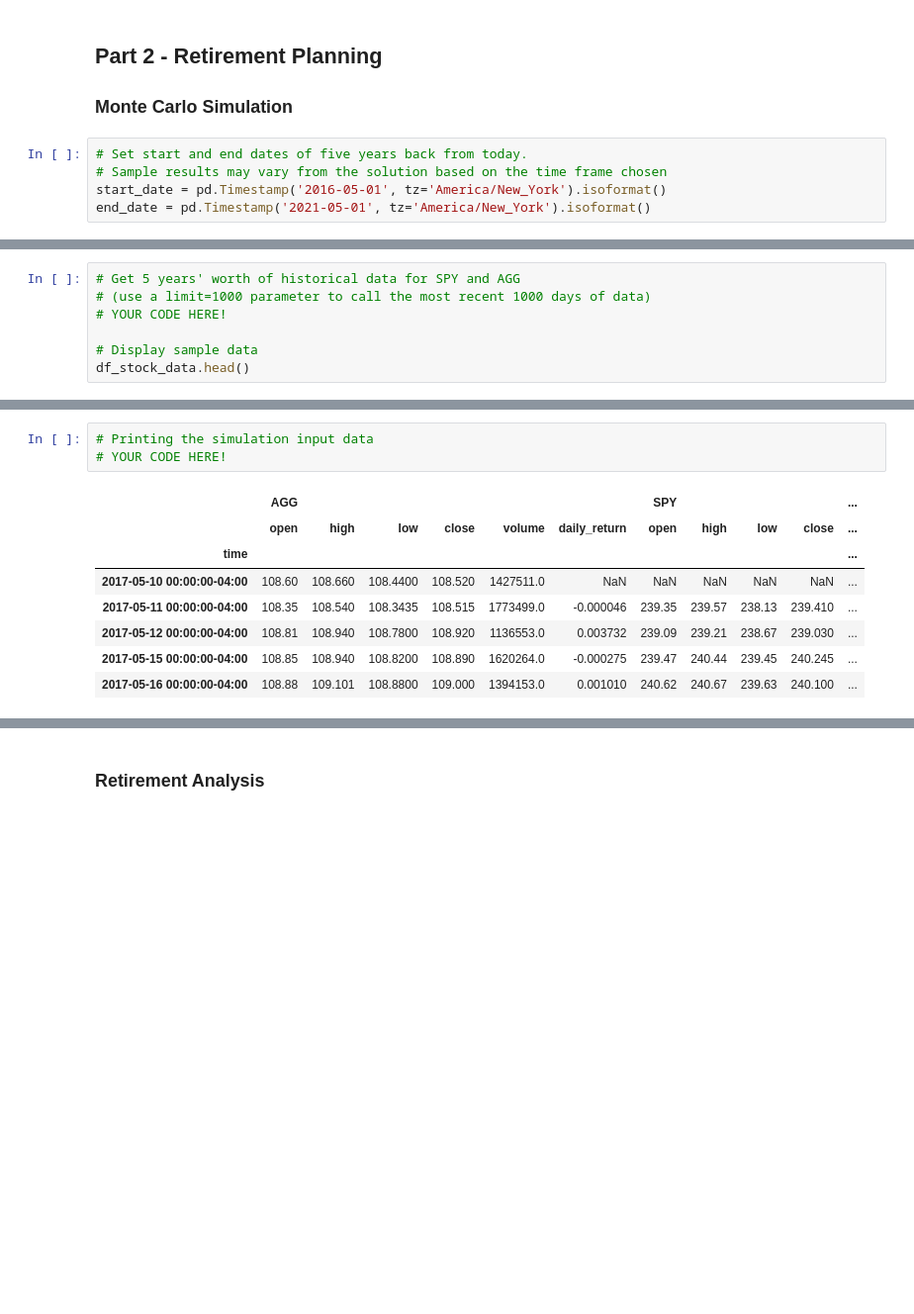
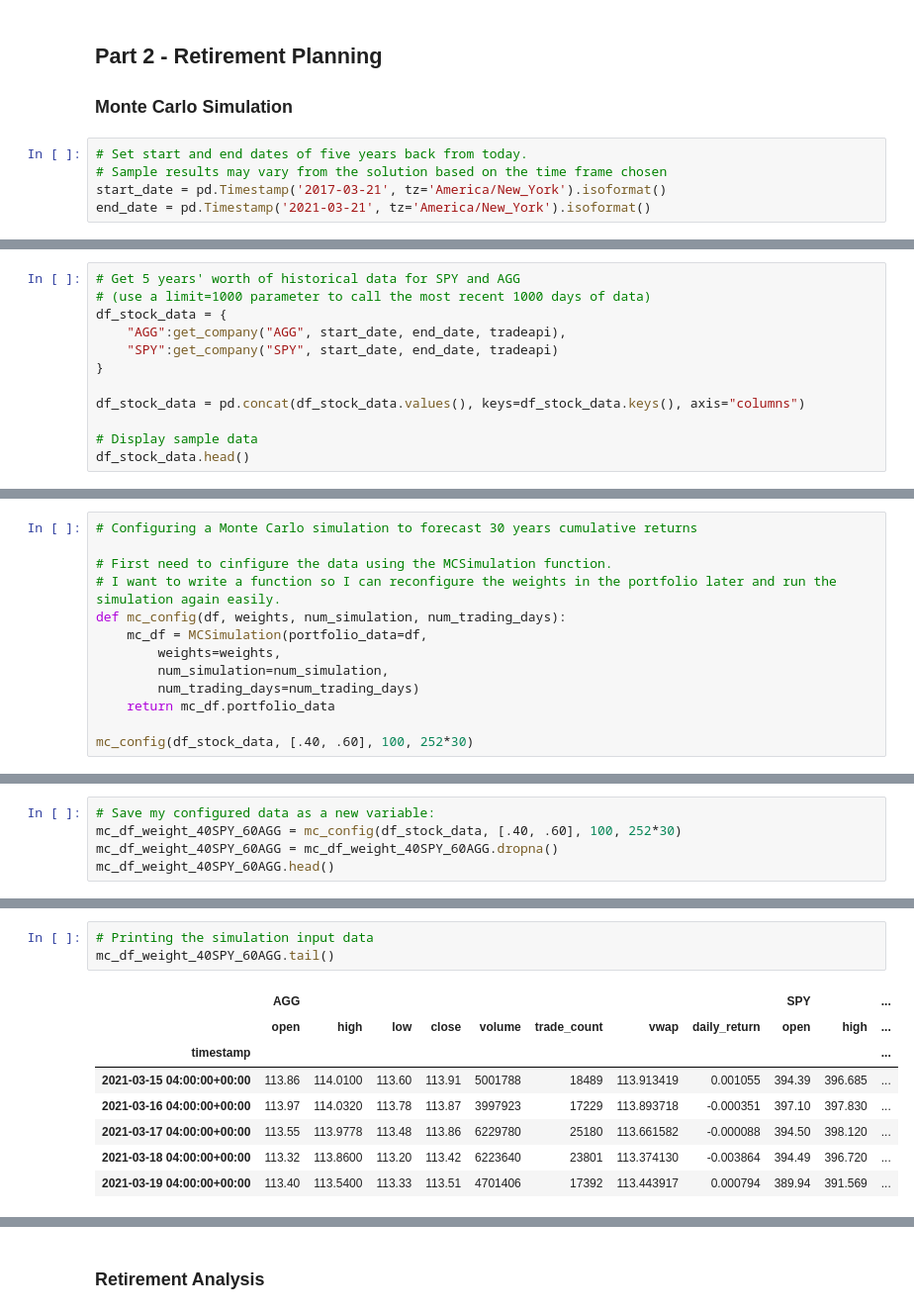
Before and after one commit to atlas-lauren/api_analysis, a Jupyter notebook: financial-planner.ipynb, the cells around one changed output, grey strips where cells are left out. Shown at 99% size. Drawn from its saved outputs; the diff is of its cells as text; blank space fills up the shorter version.

```diff
--- a/financial-planner.ipynb
+++ b/financial-planner.ipynb
@@ -345,5 +357,5 @@ Congratulations! You have enough money in your emergency fund.
 # %%
 # Set start and end dates of five years back from today.
 # Sample results may vary from the solution based on the time frame chosen
-start_date = pd.Timestamp('2016-05-01', tz='America/New_York').isoformat()
-end_date = pd.Timestamp('2021-05-01', tz='America/New_York').isoformat()
+start_date = pd.Timestamp('2017-03-21', tz='America/New_York').isoformat()
+end_date = pd.Timestamp('2021-03-21', tz='America/New_York').isoformat()
@@ -350,7 +381,12 @@ end_date = pd.Timestamp('2021-05-01', tz='America/New_York').isoformat()
 # %%
 # Get 5 years' worth of historical data for SPY and AGG
 # (use a limit=1000 parameter to call the most recent 1000 days of data)
-# YOUR CODE HERE!
+df_stock_data = {
+    "AGG":get_company("AGG", start_date, end_date, tradeapi),
+    "SPY":get_company("SPY", start_date, end_date, tradeapi)
+}
+
+df_stock_data = pd.concat(df_stock_data.values(), keys=df_stock_data.keys(), axis="columns")
 
 # Display sample data
 df_stock_data.head()
@@ -368,0 +402,13 @@ df_stock_data.head()
+# %%
+# Configuring a Monte Carlo simulation to forecast 30 years cumulative returns
+
+# First need to cinfigure the data using the MCSimulation function.
+# I want to write a function so I can reconfigure the weights in the portfolio later and run the simulation again easily.
+def mc_config(df, weights, num_simulation, num_trading_days):
+    mc_df = MCSimulation(portfolio_data=df,
+        weights=weights,
+        num_simulation=num_simulation,
+        num_trading_days=num_trading_days)
+    return mc_df.portfolio_data
+
+mc_config(df_stock_data, [.40, .60], 100, 252*30)
@@ -368,0 +431,5 @@ df_stock_data.head()
+# %%
+# Save my configured data as a new variable:
+mc_df_weight_40SPY_60AGG = mc_config(df_stock_data, [.40, .60], 100, 252*30)
+mc_df_weight_40SPY_60AGG = mc_df_weight_40SPY_60AGG.dropna()
+mc_df_weight_40SPY_60AGG.head()
@@ -369,12 +445,12 @@ df_stock_data.head()
 # %%
 # Printing the simulation input data
-# YOUR CODE HERE!
+mc_df_weight_40SPY_60AGG.tail()
 # %% [output]
-|  | AGG |  |  |  |  |  | SPY |  |  |  | ... |
-|  | open | high | low | close | volume | daily_return | open | high | low | close | ... |
-| time |  |  |  |  |  |  |  |  |  |  | ... |
-| 2017-05-10 00:00:00-04:00 | 108.60 | 108.660 | 108.4400 | 108.520 | 1427511.0 | NaN | NaN | NaN | NaN | NaN | ... |
-| 2017-05-11 00:00:00-04:00 | 108.35 | 108.540 | 108.3435 | 108.515 | 1773499.0 | -0.000046 | 239.35 | 239.57 | 238.13 | 239.410 | ... |
-| 2017-05-12 00:00:00-04:00 | 108.81 | 108.940 | 108.7800 | 108.920 | 1136553.0 | 0.003732 | 239.09 | 239.21 | 238.67 | 239.030 | ... |
-| 2017-05-15 00:00:00-04:00 | 108.85 | 108.940 | 108.8200 | 108.890 | 1620264.0 | -0.000275 | 239.47 | 240.44 | 239.45 | 240.245 | ... |
-| 2017-05-16 00:00:00-04:00 | 108.88 | 109.101 | 108.8800 | 109.000 | 1394153.0 | 0.001010 | 240.62 | 240.67 | 239.63 | 240.100 | ... |
+|  | AGG |  |  |  |  |  |  |  | SPY |  | ... |
+|  | open | high | low | close | volume | trade_count | vwap | daily_return | open | high | ... |
+| timestamp |  |  |  |  |  |  |  |  |  |  | ... |
+| 2021-03-15 04:00:00+00:00 | 113.86 | 114.0100 | 113.60 | 113.91 | 5001788 | 18489 | 113.913419 | 0.001055 | 394.39 | 396.685 | ... |
+| 2021-03-16 04:00:00+00:00 | 113.97 | 114.0320 | 113.78 | 113.87 | 3997923 | 17229 | 113.893718 | -0.000351 | 397.10 | 397.830 | ... |
+| 2021-03-17 04:00:00+00:00 | 113.55 | 113.9778 | 113.48 | 113.86 | 6229780 | 25180 | 113.661582 | -0.000088 | 394.50 | 398.120 | ... |
+| 2021-03-18 04:00:00+00:00 | 113.32 | 113.8600 | 113.20 | 113.42 | 6223640 | 23801 | 113.374130 | -0.003864 | 394.49 | 396.720 | ... |
+| 2021-03-19 04:00:00+00:00 | 113.40 | 113.5400 | 113.33 | 113.51 | 4701406 | 17392 | 113.443917 | 0.000794 | 389.94 | 391.569 | ... |
```
Also changed, not shown: parts of 32 cells of this notebook, 1 other file.
